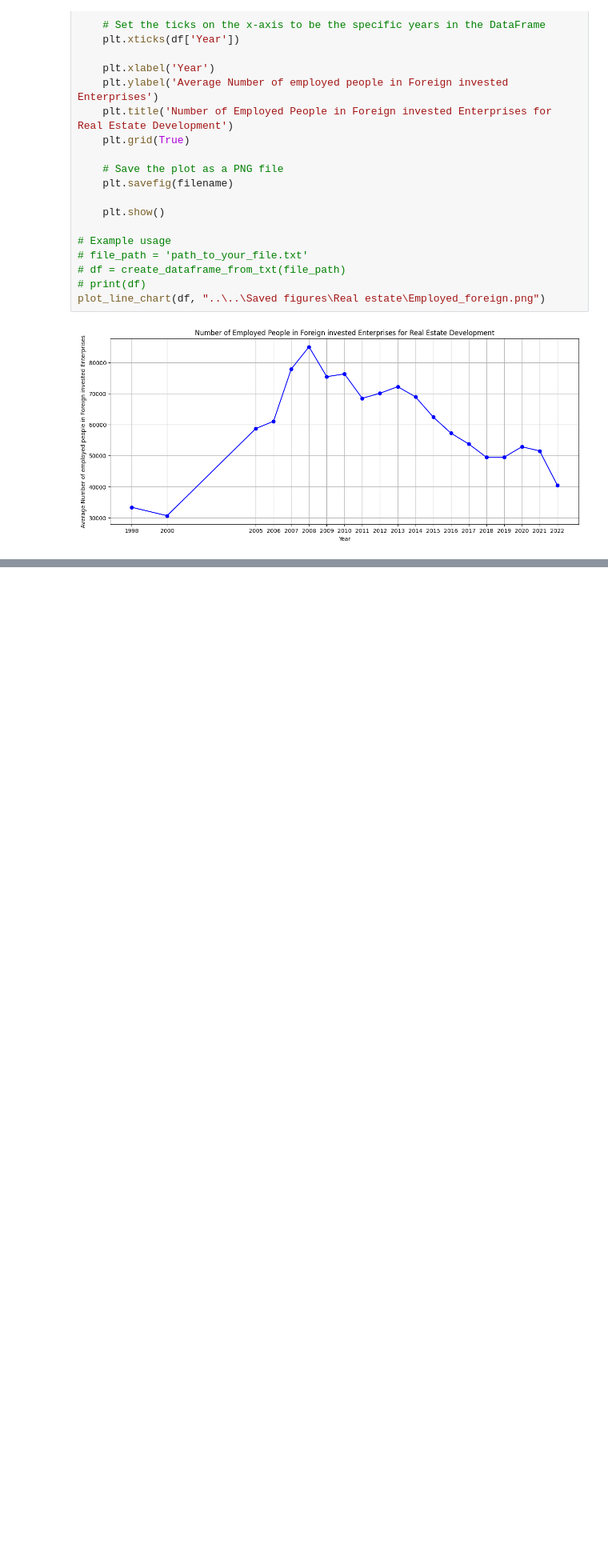
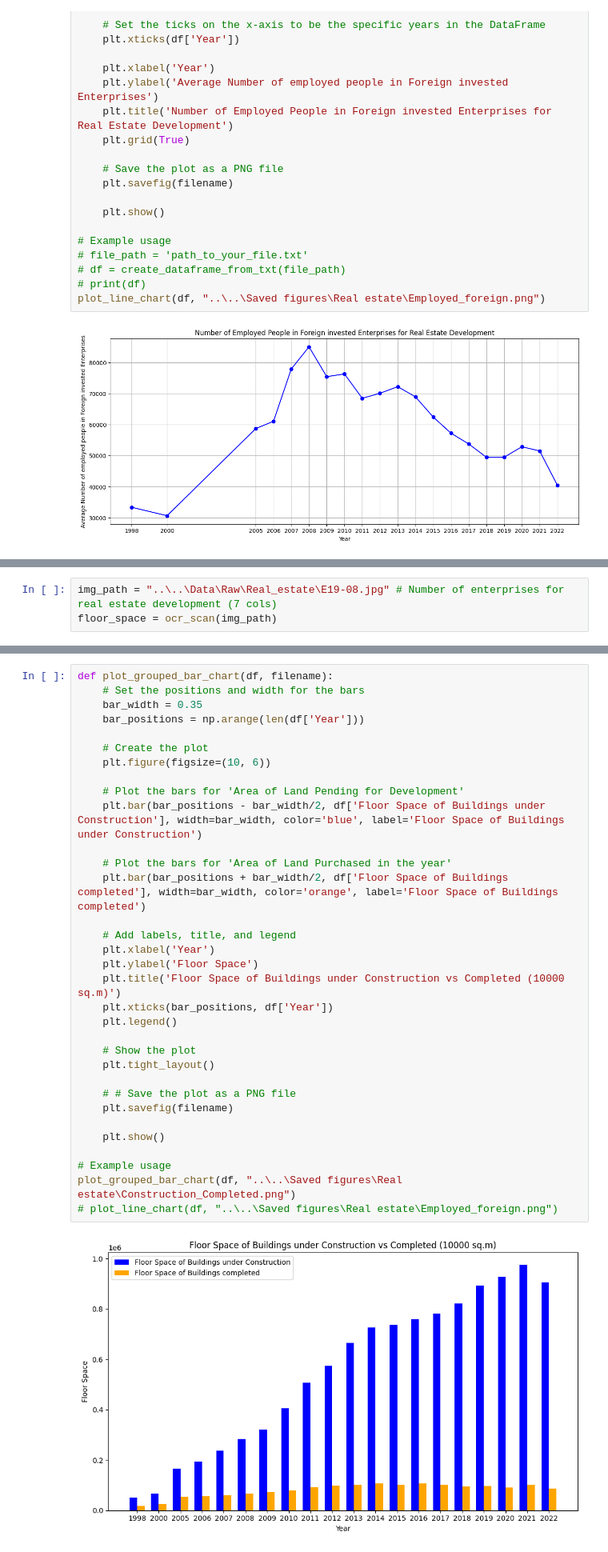
Before and after one commit to trananh91/China-Real-Estate-Analysis, a Jupyter notebook: Scripts/Real estate/Real_estate.ipynb, the cells around one changed output, grey strips where cells are left out. Shown at 80% size. Cells and saved outputs as stored; diff of their text form; blank space fills up the shorter version.

```diff
--- a/Scripts/Real estate/Real_estate.ipynb
+++ b/Scripts/Real estate/Real_estate.ipynb
@@ -683,0 +1114,3 @@ plot_line_chart(df, "..\..\Saved figures\Real estate\Employed_foreign.png")
+# %%
+img_path = "..\..\Data\Raw\Real_estate\E19-08.jpg" # Number of enterprises for real estate development (7 cols)
+floor_space = ocr_scan(img_path)
@@ -683,0 +1241,35 @@ plot_line_chart(df, "..\..\Saved figures\Real estate\Employed_foreign.png")
+# %%
+def plot_grouped_bar_chart(df, filename):
+    # Set the positions and width for the bars
+    bar_width = 0.35
+    bar_positions = np.arange(len(df['Year']))
+
+    # Create the plot
+    plt.figure(figsize=(10, 6))
+
+    # Plot the bars for 'Area of Land Pending for Development'
+    plt.bar(bar_positions - bar_width/2, df['Floor Space of Buildings under Construction'], width=bar_width, color='blue', label='Floor Space of Buildings under Construction')
+
+    # Plot the bars for 'Area of Land Purchased in the year'
+    plt.bar(bar_positions + bar_width/2, df['Floor Space of Buildings completed'], width=bar_width, color='orange', label='Floor Space of Buildings completed')
+
+    # Add labels, title, and legend
+    plt.xlabel('Year')
+    plt.ylabel('Floor Space')
+    plt.title('Floor Space of Buildings under Construction vs Completed (10000 sq.m)')
+    plt.xticks(bar_positions, df['Year'])
+    plt.legend()
+
+    # Show the plot
+    plt.tight_layout()
+
+    # # Save the plot as a PNG file
+    plt.savefig(filename)
+
+    plt.show()
+
+# Example usage
+plot_grouped_bar_chart(df, "..\..\Saved figures\Real estate\Construction_Completed.png")
+# plot_line_chart(df, "..\..\Saved figures\Real estate\Employed_foreign.png")
+# %% [output]
+[figure, added]
```
Also changed, not shown: parts of 30 cells of this notebook, 4 other files.
